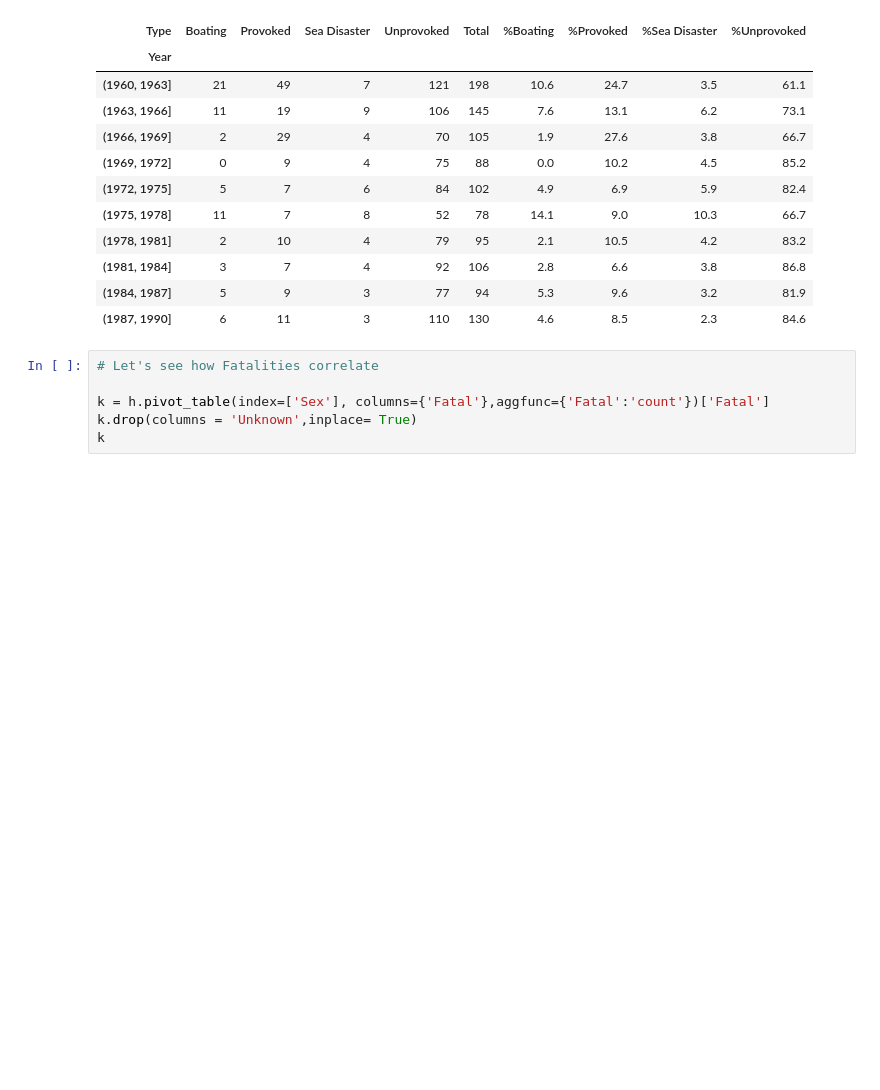
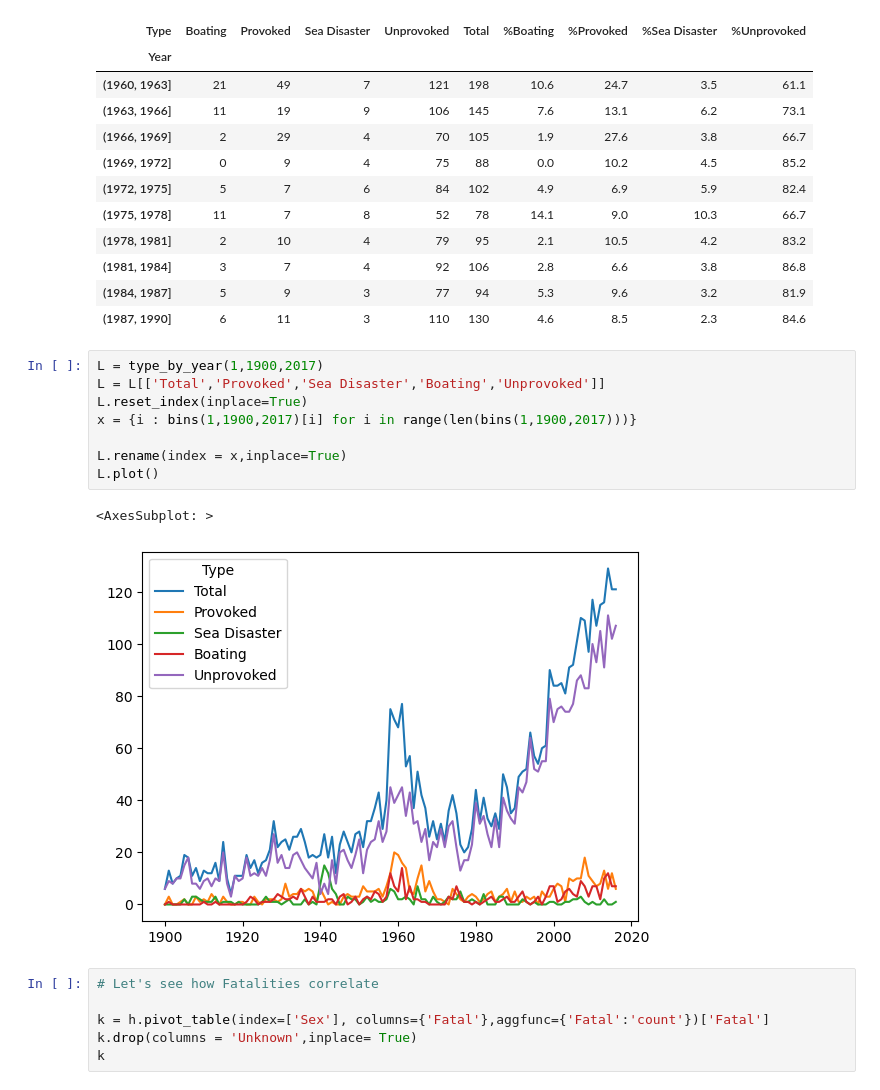
Before and after one commit to jmgpgit/Shark_Data_Clean, a Jupyter notebook: clean.ipynb, the cells around one changed output. Saved outputs shown, nothing was run; the diff lists cells and outputs as text; blank space fills up the shorter version.

Commit message:
add graph

```diff
--- a/clean.ipynb
+++ b/clean.ipynb
@@ -472,6 +472,17 @@ type_by_year(3,1960,1990)
 | (1981, 1984] | 3 | 7 | 4 | 92 | 106 | 2.8 | 6.6 | 3.8 | 86.8 |
 | (1984, 1987] | 5 | 9 | 3 | 77 | 94 | 5.3 | 9.6 | 3.2 | 81.9 |
 | (1987, 1990] | 6 | 11 | 3 | 110 | 130 | 4.6 | 8.5 | 2.3 | 84.6 |
+# %%
+L = type_by_year(1,1900,2017)
+L = L[['Total','Provoked','Sea Disaster','Boating','Unprovoked']]
+L.reset_index(inplace=True)
+x = {i : bins(1,1900,2017)[i] for i in range(len(bins(1,1900,2017)))}
+
+L.rename(index = x,inplace=True)
+L.plot()
+# %% [output]
+<AxesSubplot: >
+[figure, added]
 # %%
 # Let's see how Fatalities correlate
 
```
Also changed, not shown: parts of 6 cells of this notebook, 3 other files.
